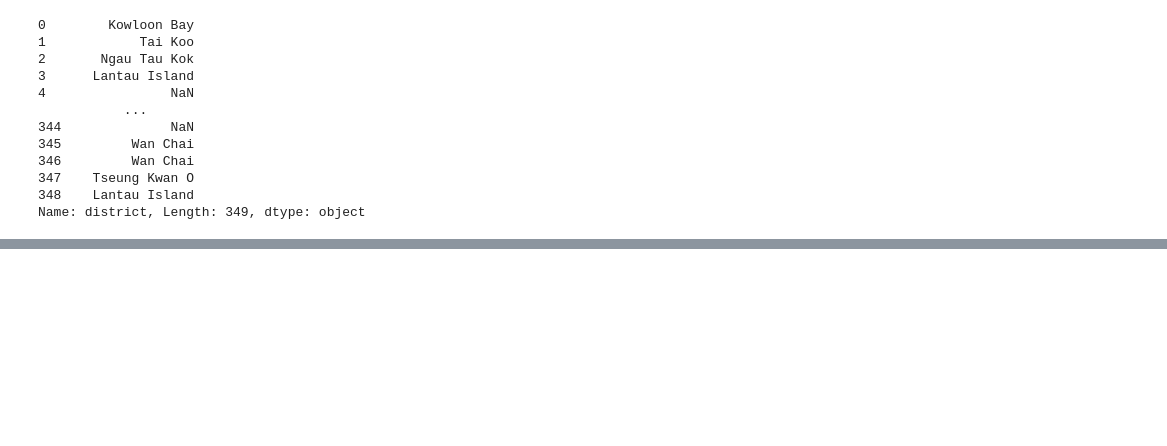
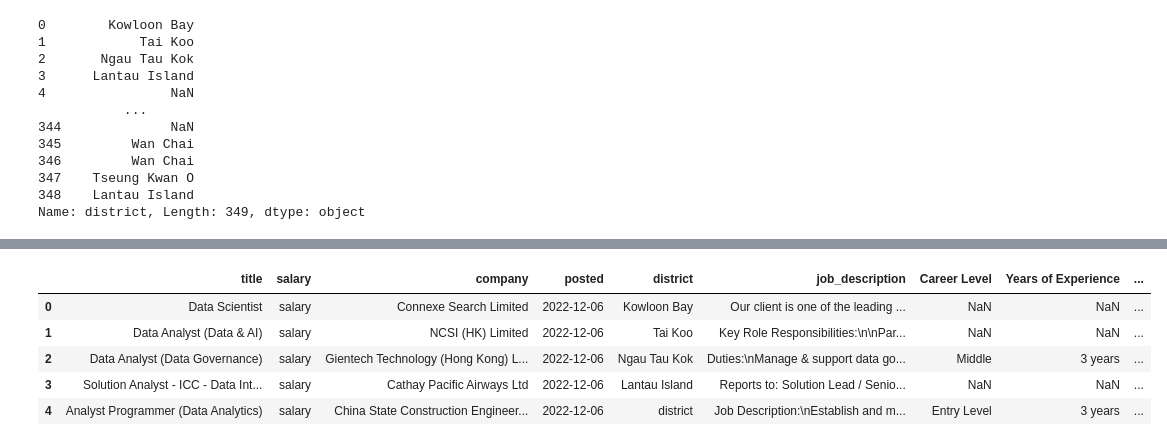
Before and after one commit to aster-fung/hk_job_scraping, a Jupyter notebook: analysis/test_geospatial_viz.ipynb, the cells around one changed output, grey strips where cells are left out. Drawn from its saved outputs; the diff is of its cells as text; code cells hidden in the pictures; blank space fills up the shorter version.

```diff
--- a/analysis/test_geospatial_viz.ipynb
+++ b/analysis/test_geospatial_viz.ipynb
@@ -63 +63,10 @@ print("{}% of addresses were geocoded!".format(
+# %%
+df_1.head()
+# %% [output]
+|  | title | salary | company | posted | district | job_description | Career Level | Years of Experience | ... |
+| 0 | Data Scientist | salary | Connexe Search Limited | 2022-12-06 | Kowloon Bay | Our client is one of the leading ... | NaN | NaN | ... |
+| 1 | Data Analyst (Data & AI) | salary | NCSI (HK) Limited | 2022-12-06 | Tai Koo | Key Role Responsibilities:\n\nPar... | NaN | NaN | ... |
+| 2 | Data Analyst (Data Governance) | salary | Gientech Technology (Hong Kong) L... | 2022-12-06 | Ngau Tau Kok | Duties:\nManage & support data go... | Middle | 3 years | ... |
+| 3 | Solution Analyst - ICC - Data Int... | salary | Cathay Pacific Airways Ltd | 2022-12-06 | Lantau Island | Reports to: Solution Lead / Senio... | NaN | NaN | ... |
+| 4 | Analyst Programmer (Data Analytics) | salary | China State Construction Engineer... | 2022-12-06 | district | Job Description:\nEstablish and m... | Entry Level | 3 years | ... |
 # %%
```
Also changed, not shown: parts of 3 cells of this notebook, 3 other files.
